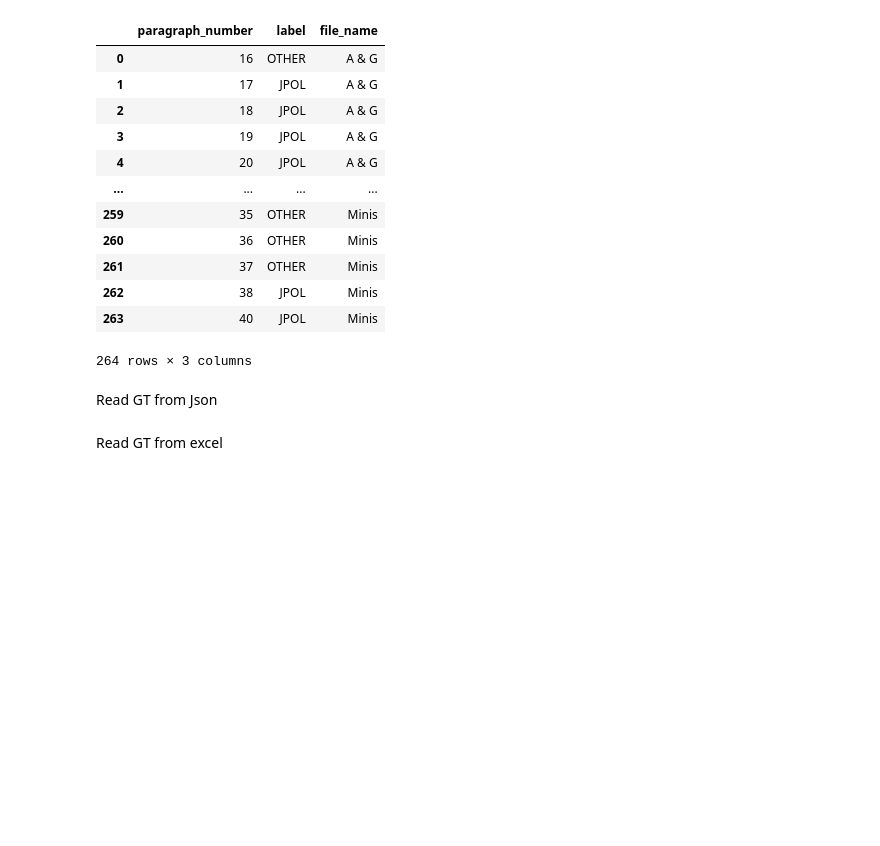
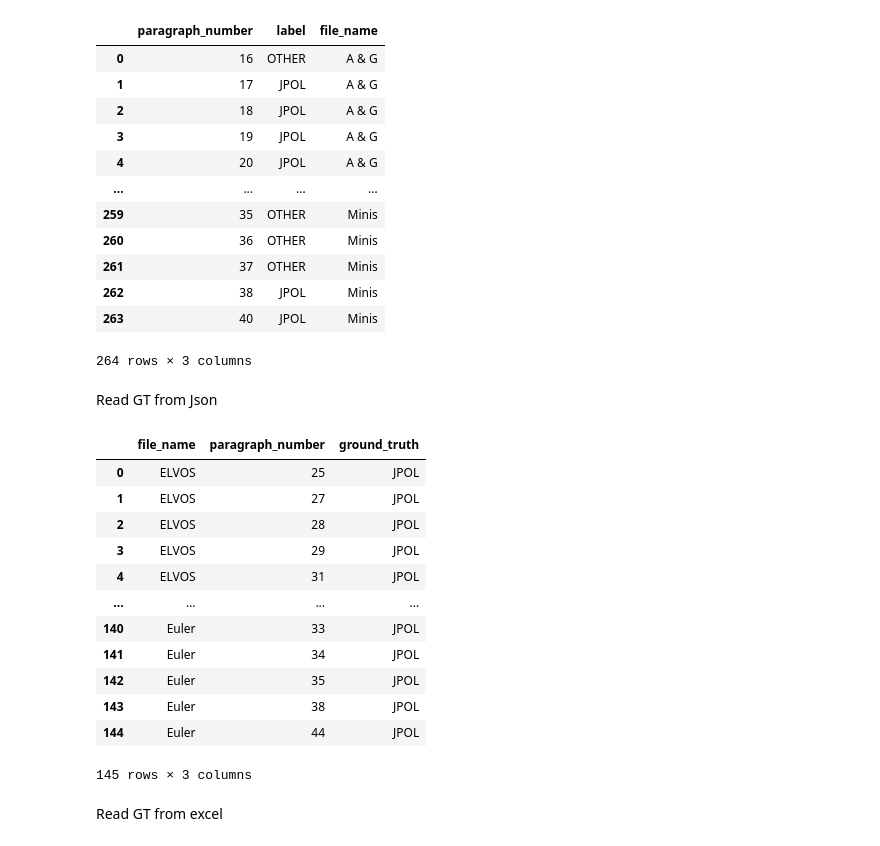
Before and after one commit to sustaz/principle_of_law_detection, a Jupyter notebook: gpt_notebook.ipynb, the cells around one changed output. Cells and saved outputs as stored; diff of their text form; code cells hidden in the pictures; blank space fills up the shorter version.

```diff
--- a/gpt_notebook.ipynb
+++ b/gpt_notebook.ipynb
@@ -247,0 +380,2 @@ Paragraph 71: Y
+# %%
+extracted_jpols = extracted_jpols[1:4]
@@ -247,0 +509,9 @@ Paragraph 71: Y
+# %%
+# Example usage
+pdf_path = '/mnt/data/CELEX_32006L0112_EN_TXT.pdf'  # Adjust the path to your file
+text = extract_text_from_pdf(pdf_path)
+article_number = 137  # Replace with the desired article number
+subsection = 'b'  # Replace with the desired subsection, or None if you want the entire article
+result = find_article(text, article_number, subsection)
+
+print(result)
@@ -432,7 +759,7 @@ def jpol_prompt_no_par_2(txt):
 
 
 def jpol_prompt_no_par_4(txt):
-  prompt =  f""""
+  prompt =  f"""
 
     Extract portions of the text from the argumentative part of the judgment that fit the definition of a JPOL.
     Only certain portions of the judgement text contain JPOLS, and these portions must be at least one complete sentence.
@@ -445,8 +772,7 @@ def jpol_prompt_no_par_4(txt):
     4. A JPOL is not a question concerning the application of facts to the current case AND
     5. A JPOL can be the endorsement of a precedent of a European Court AND
     6. A JPOL can be the endorsement of an Advocate General's statement AND
-    7. A JPOL is not what the referring court asks
-    8. A JPOL is a complete sentence. It ends with a period (.)
+    7. A JPOL is not what the referring court asks.
 
     For each JPOL all the conditions must apply.
 
@@ -457,21 +783,28 @@ def jpol_prompt_no_par_4(txt):
     {txt}
 
     #####
+    Please extract a list of JPOLs using the format below.
 
-    For the output follow this format:
-      - tag the portions of text which fit the JPOL definition between the tag <JPOL> </JPOL>.
-      - Inside the tag, return only the first five and the last five words of the portion, separating them by dots, for example, from this JPOL:
+    - A JPOL is a complete sentence found in the judgement.
+    - It starts with a capital letter and ends with an end punctuation mark (.)
 
-    The output should be something like:
+    #####
 
-        <JPOL>word1 word2 word3 word4 word5.....word-5 word-4 word-3 word-2 word-1</JPOL>
+    Instructions for output:
+    - Tag the portions of text that fit the JPOL definition with <JPOL> and </JPOL>.
+    - Inside the <JPOL> tag, return only the first five and the last five words of the sentence.
+    - Separate the first five and the last five words with ellipses (.....).
+
+    Example output:
+    If you have a sentence like this:
+    This is just an example on how to tag a JPOL in a sentence.
+
+    The tagged JPOL should be:
+    <JPOL>This is just an example.....a JPOL in a sentence.</JPOL>
 
     """
 
   return prompt
-
-
-system_prompt_no_par = "You are an expert about Judicial Principles of Law (JPOLs) from legal judgments."
 # %%
 jsons_root = "/content/drive/MyDrive/POLINE/Annotazioni/poline_jsons/"
 annotations_files = os.listdir(jsons_root)
@@ -565,7 +898,23 @@ for ann_file in annotations_files:
 
     ground_truths.append((file_name, paragraph_number, label))
 
-ground_truth_df = pd.DataFrame(ground_truths, columns=['file_name', 'paragraph_number', 'ground_truth'])
+gt_batch1 = pd.DataFrame(ground_truths, columns=['file_name', 'paragraph_number', 'ground_truth'])
+# %%
+gt_batch1
+# %% [output]
+|  | file_name | paragraph_number | ground_truth |
+| 0 | ELVOS | 25 | JPOL |
+| 1 | ELVOS | 27 | JPOL |
+| 2 | ELVOS | 28 | JPOL |
+| 3 | ELVOS | 29 | JPOL |
+| 4 | ELVOS | 31 | JPOL |
+| ... | ... | ... | ... |
+| 140 | Euler | 33 | JPOL |
+| 141 | Euler | 34 | JPOL |
+| 142 | Euler | 35 | JPOL |
+| 143 | Euler | 38 | JPOL |
+| 144 | Euler | 44 | JPOL |
+145 rows × 3 columns
 # %% [markdown]
 Read GT from excel
 # %%
```
Also changed, not shown: parts of 27 cells of this notebook, 1 other file.
